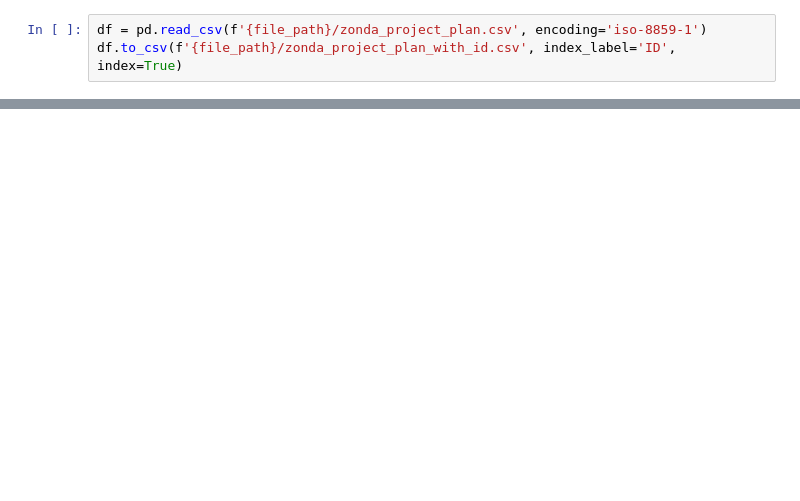
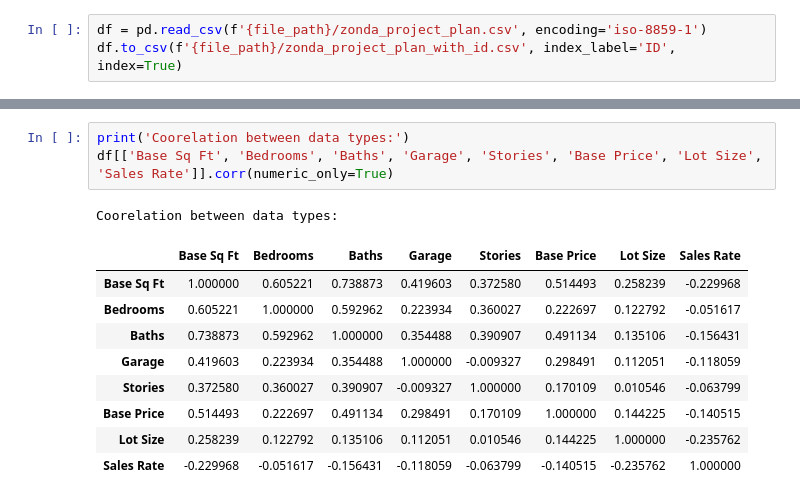
Before and after one commit to PaulGilchrist/machine-learning3, a Jupyter notebook: notebooks/preprocessing_zonda_data.ipynb, the cells around one changed output, grey strips where cells are left out. Cells and saved outputs as stored; diff of their text form; blank space fills up the shorter version.

```diff
--- a/notebooks/preprocessing_zonda_data.ipynb
+++ b/notebooks/preprocessing_zonda_data.ipynb
@@ -89,0 +175,14 @@ Shape after data cleanup = (243069, 16)
+# %%
+print('Coorelation between data types:')
+df[['Base Sq Ft', 'Bedrooms', 'Baths', 'Garage', 'Stories', 'Base Price', 'Lot Size', 'Sales Rate']].corr(numeric_only=True)
+# %% [output]
+Coorelation between data types:
+|  | Base Sq Ft | Bedrooms | Baths | Garage | Stories | Base Price | Lot Size | Sales Rate |
+| Base Sq Ft | 1.000000 | 0.605221 | 0.738873 | 0.419603 | 0.372580 | 0.514493 | 0.258239 | -0.229968 |
+| Bedrooms | 0.605221 | 1.000000 | 0.592962 | 0.223934 | 0.360027 | 0.222697 | 0.122792 | -0.051617 |
+| Baths | 0.738873 | 0.592962 | 1.000000 | 0.354488 | 0.390907 | 0.491134 | 0.135106 | -0.156431 |
+| Garage | 0.419603 | 0.223934 | 0.354488 | 1.000000 | -0.009327 | 0.298491 | 0.112051 | -0.118059 |
+| Stories | 0.372580 | 0.360027 | 0.390907 | -0.009327 | 1.000000 | 0.170109 | 0.010546 | -0.063799 |
+| Base Price | 0.514493 | 0.222697 | 0.491134 | 0.298491 | 0.170109 | 1.000000 | 0.144225 | -0.140515 |
+| Lot Size | 0.258239 | 0.122792 | 0.135106 | 0.112051 | 0.010546 | 0.144225 | 1.000000 | -0.235762 |
+| Sales Rate | -0.229968 | -0.051617 | -0.156431 | -0.118059 | -0.063799 | -0.140515 | -0.235762 | 1.000000 |
```
Also changed, not shown: parts of 6 cells of this notebook, 5 other files.
